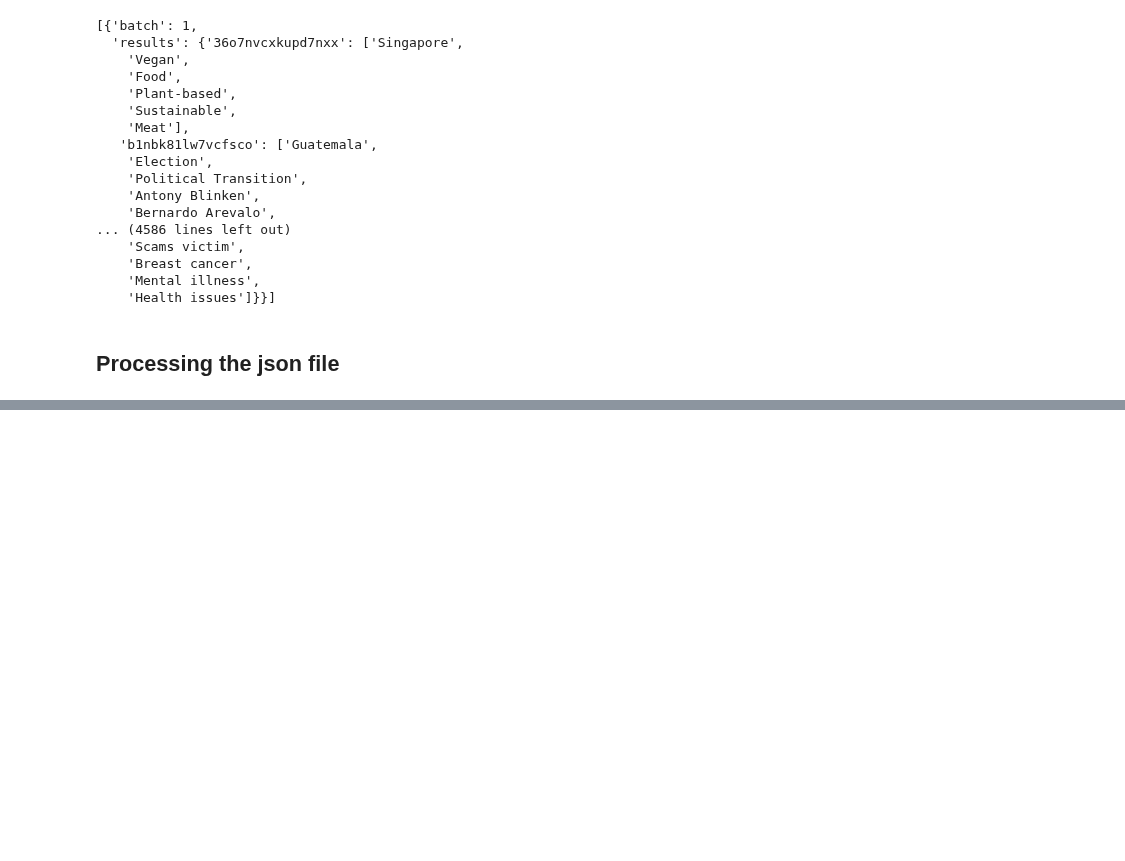
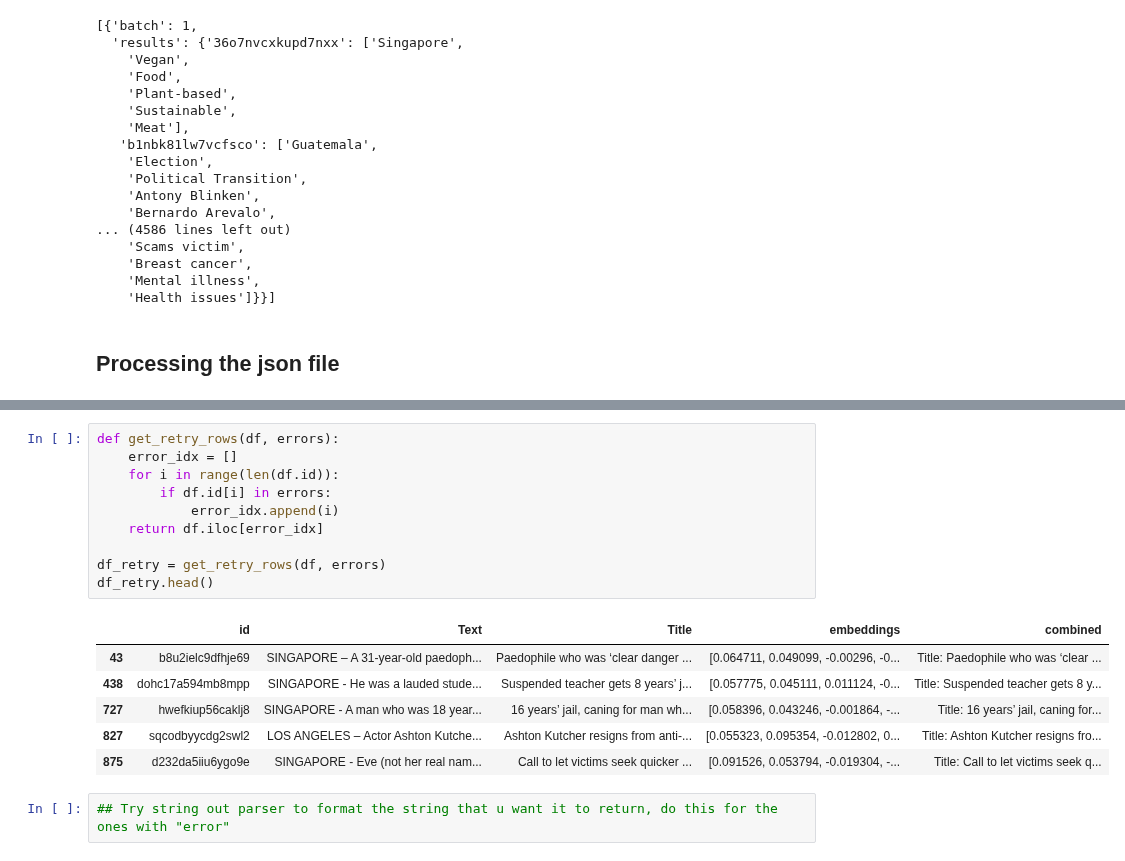
Before and after one commit to mcxraider/sph-timeline-project, a Jupyter notebook: src/generate_tags.ipynb, the cells around one changed output, grey strips where cells are left out. Saved outputs shown, nothing was run; the diff lists cells and outputs as text; blank space fills up the shorter version.

```diff
--- a/src/generate_tags.ipynb
+++ b/src/generate_tags.ipynb
@@ -202,0 +283,19 @@ All tasks in batch 16 completed, cooling down for 60 seconds...
+# %%
+def get_retry_rows(df, errors):
+    error_idx = []
+    for i in range(len(df.id)):
+        if df.id[i] in errors:
+            error_idx.append(i)
+    return df.iloc[error_idx]
+
+df_retry = get_retry_rows(df, errors)
+df_retry.head()
+# %% [output]
+|  | id | Text | Title | embeddings | combined |
+| 43 | b8u2ielc9dfhje69 | SINGAPORE – A 31-year-old paedoph... | Paedophile who was ‘clear danger ... | [0.064711, 0.049099, -0.00296, -0... | Title: Paedophile who was ‘clear ... |
+| 438 | dohc17a594mb8mpp | SINGAPORE - He was a lauded stude... | Suspended teacher gets 8 years’ j... | [0.057775, 0.045111, 0.011124, -0... | Title: Suspended teacher gets 8 y... |
+| 727 | hwefkiup56caklj8 | SINGAPORE - A man who was 18 year... | 16 years’ jail, caning for man wh... | [0.058396, 0.043246, -0.001864, -... | Title: 16 years’ jail, caning for... |
+| 827 | sqcodbyycdg2swl2 | LOS ANGELES – Actor Ashton Kutche... | Ashton Kutcher resigns from anti-... | [0.055323, 0.095354, -0.012802, 0... | Title: Ashton Kutcher resigns fro... |
+| 875 | d232da5iiu6ygo9e | SINGAPORE - Eve (not her real nam... | Call to let victims seek quicker ... | [0.091526, 0.053794, -0.019304, -... | Title: Call to let victims seek q... |
+# %%
+## Try string out parser to format the string that u want it to return, do this for the ones with "error"
```
Also changed, not shown: parts of 5 cells of this notebook, 1 other file.
